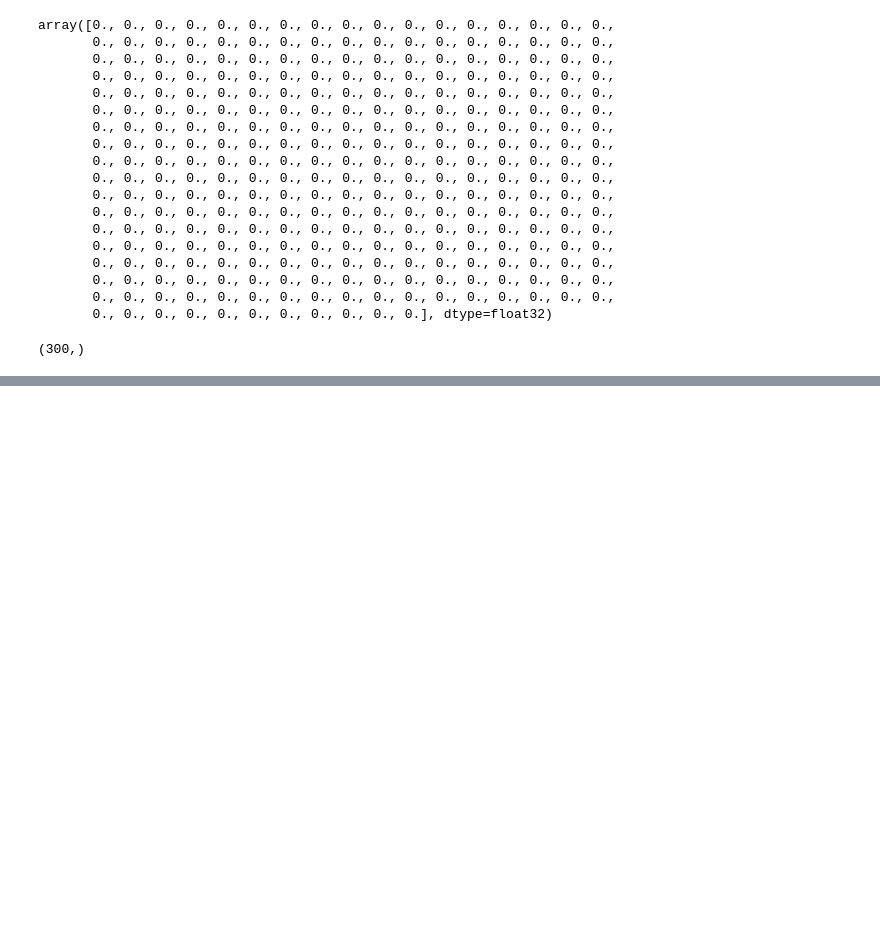
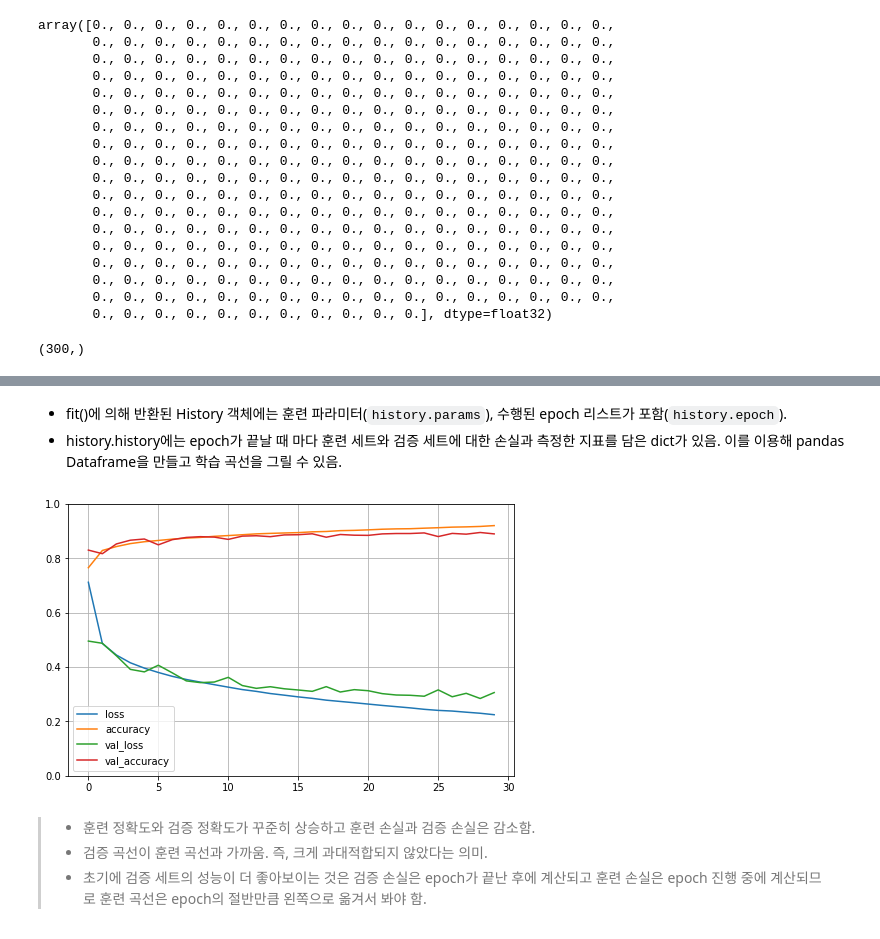
Before and after one commit to lijm1358/ml_practice, a Jupyter notebook: ch10.ipynb, the cells around one changed output, grey strips where cells are left out. Saved outputs shown, nothing was run; the diff lists cells and outputs as text; code cells hidden in the pictures; blank space fills up the shorter version.

```diff
--- a/ch10.ipynb
+++ b/ch10.ipynb
@@ -397,2 +396,8 @@ biases.shape
 > * 다른 초기화 방법을 사용하고 싶다면 <code>kernel_initializer</code> (kernel은 연결 가중치 행렬의 또 다른 이름)와 <code>bias_initializer</code> 매개변수를 설정 가능
 >   * https://keras.io/initializers
+# %%
+# compile을이용해 사용할 손실 함수와 optimizer 지정
+# 추가적으로 훈련 및 평가 시 사용할 지표 지정 가능.
+model.compile(loss="sparse_categorical_crossentropy",
+              optimizer="sgd",
+              metrics=["accuracy"])
@@ -398,0 +411,2 @@ biases.shape
+# %%
+history = model.fit(X_train, y_train, epochs=30, validation_data=(X_valid, y_valid))
@@ -398,0 +445,17 @@ biases.shape
+# %% [markdown]
+* fit()에 의해 반환된 History 객체에는 훈련 파라미터(<code>history.params</code>), 수행된 epoch 리스트가 포함(<code>history.epoch</code>).
+* history.history에는 epoch가 끝날 때 마다 훈련 세트와 검증 세트에 대한 손실과 측정한 지표를 담은 dict가 있음. 이를 이용해 pandas Dataframe을 만들고 학습 곡선을 그릴 수 있음.
+# %%
+import pandas as pd
+import matplotlib.pyplot as plt
+
+pd.DataFrame(history.history).plot(figsize=(8, 5))
+plt.grid(True)
+plt.gca().set_ylim(0, 1) # 수직축의 범위 설정
+plt.show()
+# %% [output]
+[figure, added]
+# %% [markdown]
+> * 훈련 정확도와 검증 정확도가 꾸준히 상승하고 훈련 손실과 검증 손실은 감소함.
+> * 검증 곡선이 훈련 곡선과 가까움. 즉, 크게 과대적합되지 않았다는 의미.
+> * 초기에 검증 세트의 성능이 더 좋아보이는 것은 검증 손실은 epoch가 끝난 후에 계산되고 훈련 손실은 epoch 진행 중에 계산되므로 훈련 곡선은 epoch의 절반만큼 왼쪽으로 옮겨서 봐야 함.
```
Also changed, not shown: parts of 108 cells of this notebook.
